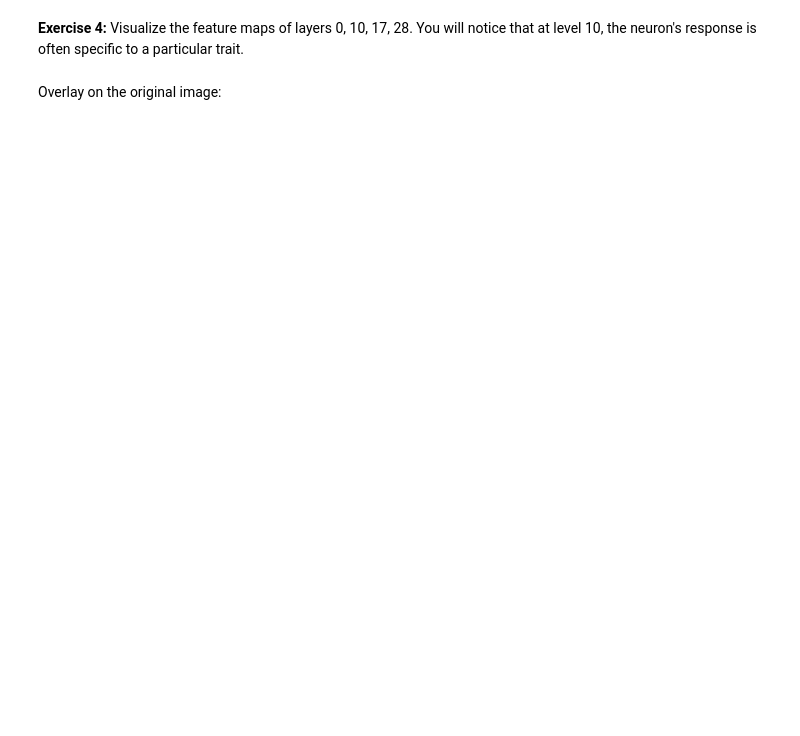
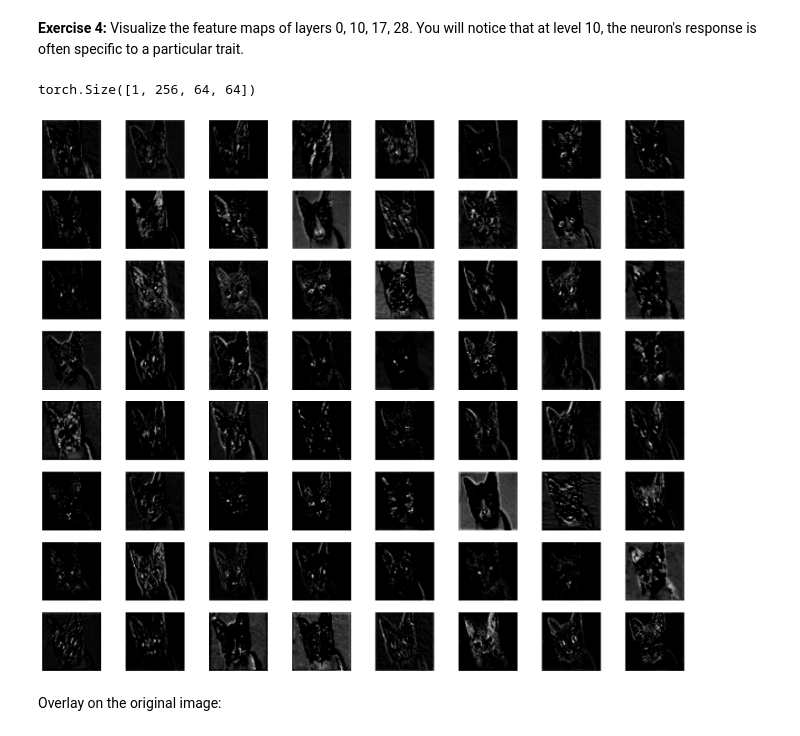
Before and after one commit to Maximelaurent38/Machine-Learning, a Jupyter notebook: practicals/P2/P2_instructions.ipynb, the cells around one changed output. Saved outputs shown, nothing was run; the diff lists cells and outputs as text; code cells hidden in the pictures; blank space fills up the shorter version.

```diff
--- a/practicals/P2/P2_instructions.ipynb
+++ b/practicals/P2/P2_instructions.ipynb
@@ -268,15 +299,22 @@ for fm in z:
 # %%
 feature_maps = z[1]
 
 print(feature_maps.shape)
 plt.figure(figsize=(20, 17))
 # for i in range(...):
 #    plt.subplot(...)
 #    plt.imshow(...)
 #    plt.axis('off') # don't show plot axis
 # YOUR CODE HERE
-raise NotImplementedError()
+for i in range(64):
+    plt.subplot(8, 8, i+1)
+    plt.imshow(feature_maps[0, i, :, :].squeeze(), cmap='gray')
+    plt.axis('off') # don't show plot axis
+
 plt.show()
+# %% [output]
+torch.Size([1, 256, 64, 64])
+[figure, added]
 # %% [markdown]
 Overlay on the original image:
 # %%
```
Also changed, not shown: parts of 8 cells of this notebook.
